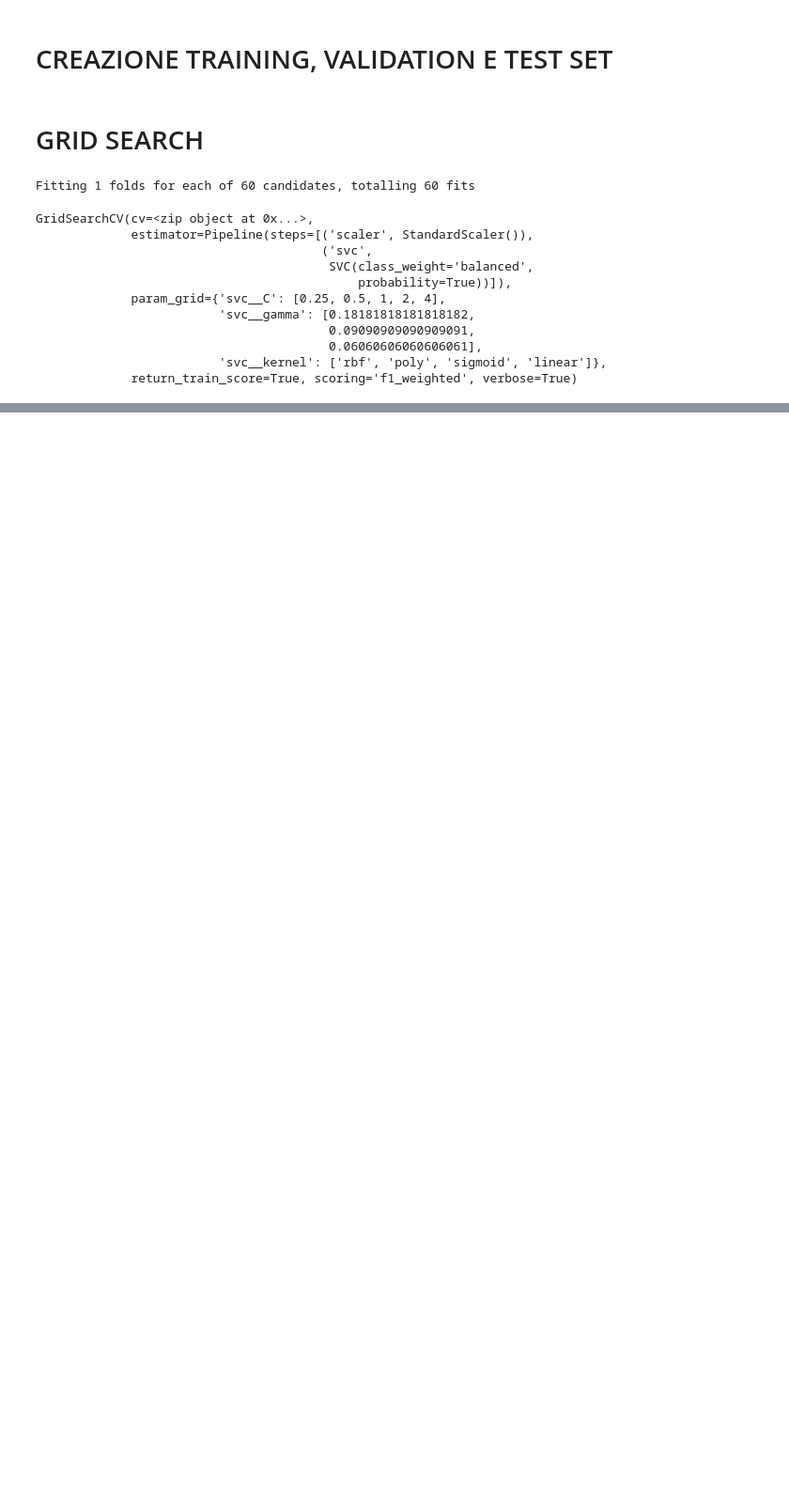
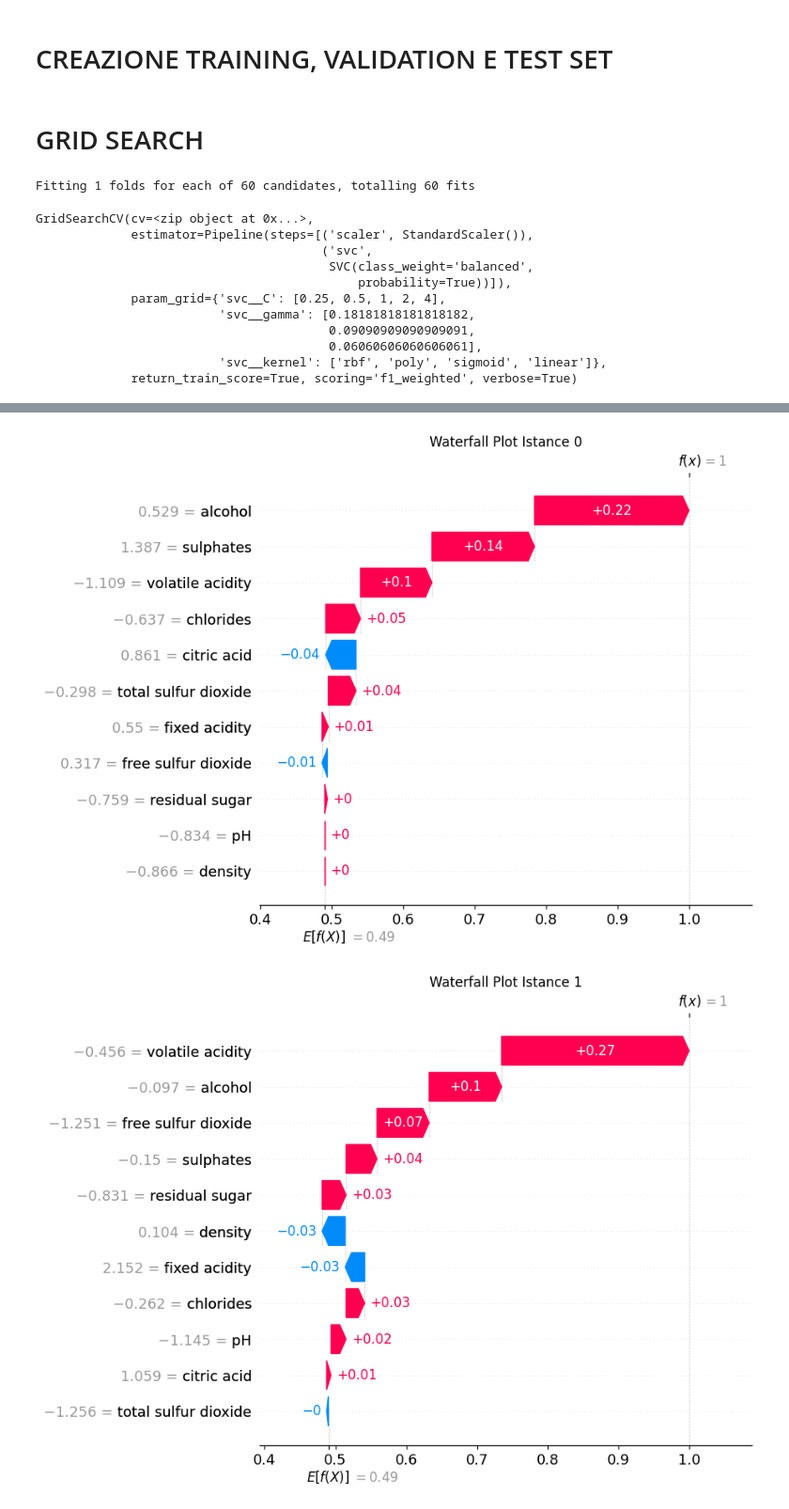
Before and after one commit to MarcoMungaiCoppolino/Data-Science-Portfolio, a Jupyter notebook: GameTheory_For_Explainable_ML/notebooks/01-second-logical-notebook copy.ipynb, the cells around one changed output, grey strips where cells are left out. Shown at 94% size. Cells and saved outputs as stored; diff of their text form; code cells hidden in the pictures; blank space fills up the shorter version.

```diff
--- a/GameTheory_For_Explainable_ML/notebooks/01-second-logical-notebook copy.ipynb
+++ b/GameTheory_For_Explainable_ML/notebooks/01-second-logical-notebook copy.ipynb
@@ -372,0 +367,12 @@ shap.waterfall_plot(shap_explanation[0])
+# %%
+for i in range(7):
+    fig = plt.figure()
+    shap.plots.waterfall(shap_explanation_Perm[i], max_display=X_test.shape[1], show=False)
+    plt.title(f'Waterfall Plot Istance {i}')
+
+
+plt.show()
+plt.close()
+# %% [output]
+[figure, added]
+[figure, added]
```
Also changed, not shown: parts of 80 cells of this notebook.
